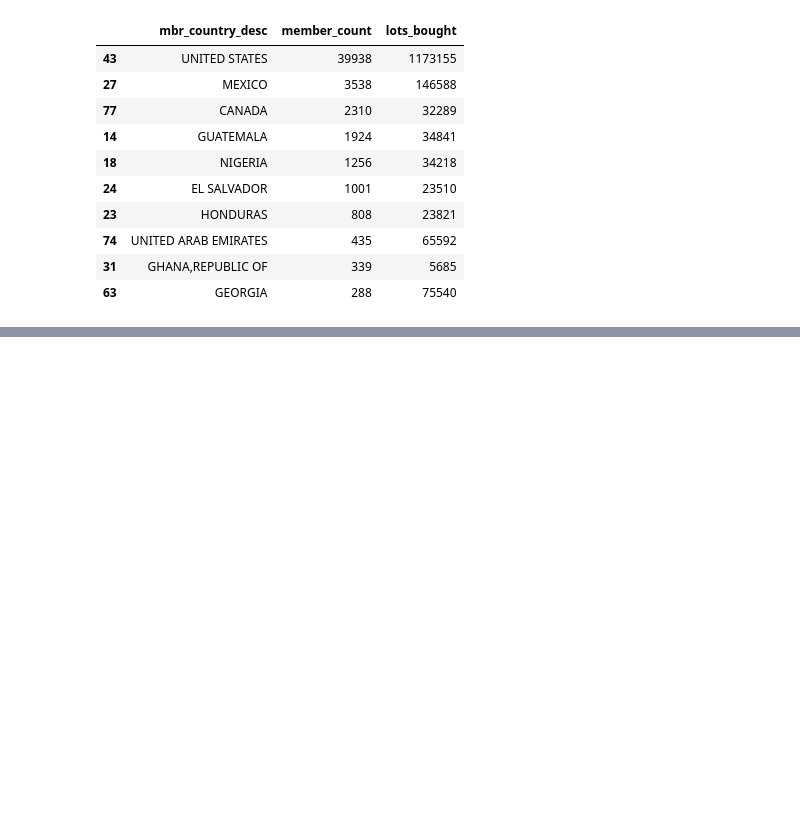
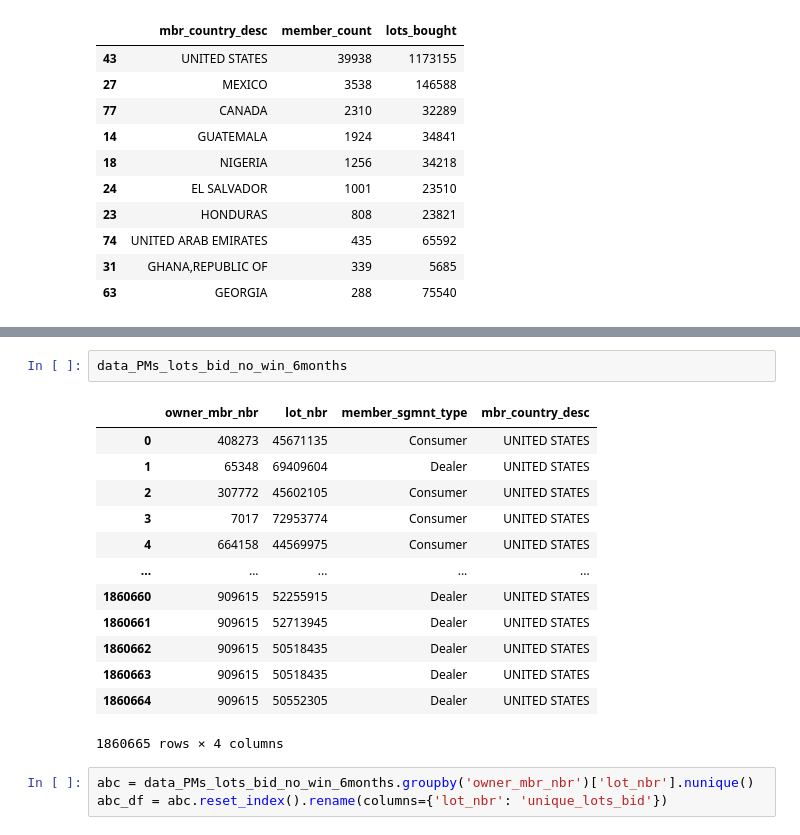
Before and after one commit to srijan-deo/Churn-Premier-Members, a Jupyter notebook: Premier-Behavior-Patterns.ipynb, the cells around one changed output, grey strips where cells are left out. Cells and saved outputs as stored; diff of their text form; blank space fills up the shorter version.

```diff
--- a/Premier-Behavior-Patterns.ipynb
+++ b/Premier-Behavior-Patterns.ipynb
@@ -627,0 +679,19 @@ Name: win_percentage, dtype: Float64
+# %%
+data_PMs_lots_bid_no_win_6months
+# %% [output]
+|  | owner_mbr_nbr | lot_nbr | member_sgmnt_type | mbr_country_desc |
+| 0 | 408273 | 45671135 | Consumer | UNITED STATES |
+| 1 | 65348 | 69409604 | Dealer | UNITED STATES |
+| 2 | 307772 | 45602105 | Consumer | UNITED STATES |
+| 3 | 7017 | 72953774 | Consumer | UNITED STATES |
+| 4 | 664158 | 44569975 | Consumer | UNITED STATES |
+| ... | ... | ... | ... | ... |
+| 1860660 | 909615 | 52255915 | Dealer | UNITED STATES |
+| 1860661 | 909615 | 52713945 | Dealer | UNITED STATES |
+| 1860662 | 909615 | 50518435 | Dealer | UNITED STATES |
+| 1860663 | 909615 | 50518435 | Dealer | UNITED STATES |
+| 1860664 | 909615 | 50552305 | Dealer | UNITED STATES |
+1860665 rows × 4 columns
+# %%
+abc = data_PMs_lots_bid_no_win_6months.groupby('owner_mbr_nbr')['lot_nbr'].nunique()
+abc_df = abc.reset_index().rename(columns={'lot_nbr': 'unique_lots_bid'})
```
Also changed, not shown: parts of 52 cells of this notebook.
